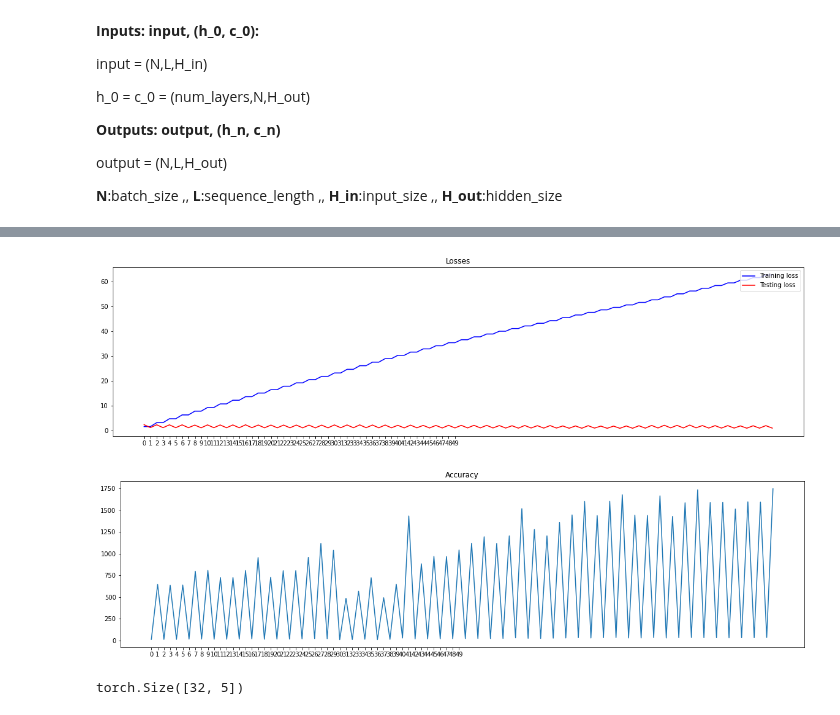
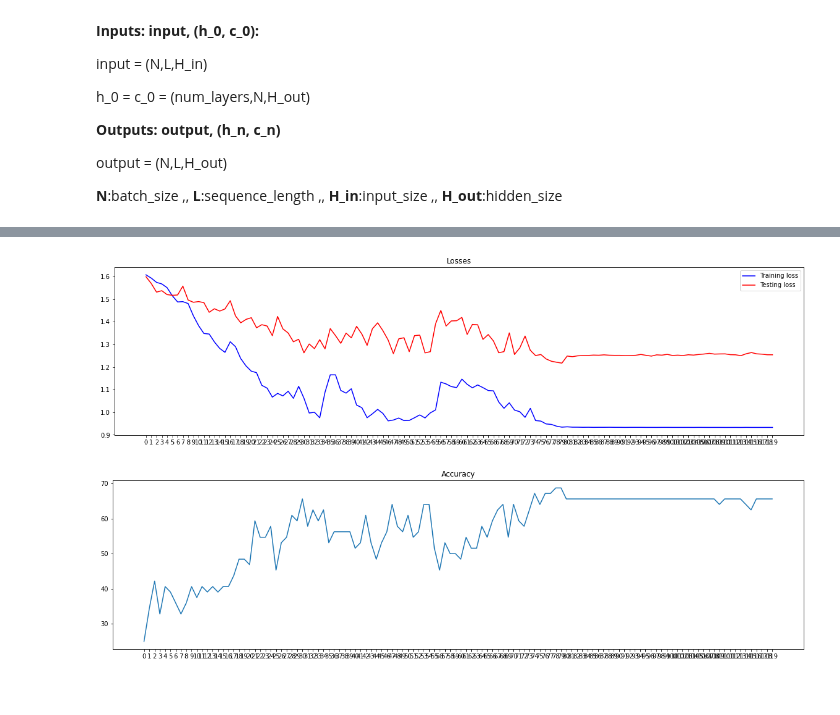
Before and after one commit to mostafa-ja/sample, a Jupyter notebook: Emojify.ipynb, the cells around one changed output, grey strips where cells are left out. Cells and saved outputs as stored; diff of their text form; code cells hidden in the pictures.

```diff
--- a/Emojify.ipynb
+++ b/Emojify.ipynb
@@ -444,11 +444,11 @@ embedding, vocab_size, embedding_dim = pretrained_embedding_layer(word_to_vec_ma
 
 hidden_dim=128
 output_size=5
-batch_size = 32
+batch_size = 16
 
 model = NN(embedding, embedding_dim, hidden_dim, vocab_size, output_size, batch_size).to(device)
 criterion = nn.CrossEntropyLoss()
-optimizer = optim.Adam(model.parameters(), lr=0.002)
+optimizer = optim.Adam(model.parameters(), lr=0.001)
 epochs = 50
 
 train_dataset = torch.utils.data.TensorDataset(torch.tensor(X_train_indices, dtype=torch.long), torch.tensor(Y_train_oh, dtype=torch.long))
@@ -458,12 +458,11 @@ test_dataset = torch.utils.data.TensorDataset(torch.tensor(X_test_indices, dtype
 test_loader = torch.utils.data.DataLoader(test_dataset,batch_size,)
 # %%
 def train(model, trainloader, criterion, optimizer, epochs=10):
-  running_loss = 0
   train_losses, test_losses, accuracies = [], [], []
 
   for epoch in range(epochs):
     model.train()
-
+    running_loss = 0
     for sentences,labels in train_loader:
       sentences, labels = sentences.to(device), labels.float().to(device)
       torch.long
@@ -489,17 +488,13 @@ def train(model, trainloader, criterion, optimizer, epochs=10):
           top_p, top_class = log_pred.topk(1, dim=1)  #top_class.shape=(32,1) & labels.shape=(32,5)
           _ , indices = torch.topk(labels,k=1,dim=1)
           acc = (top_class == indices).cpu()
-          print(torch.mean(acc.type(torch.float)))
           accuracy += torch.mean(acc.type(torch.float))
 
-          train_loss = (running_loss/len(train_loader))
-          test_loss = (test_loss/len(test_loader))
-          accuracy = (accuracy / len(test_loader) * 100)
-          train_losses.append(train_loss)
-          test_losses.append(test_loss)
-          accuracies.append(accuracy)
+      train_losses.append(running_loss/len(train_loader))
+      test_losses.append(test_loss/len(test_loader))
+      accuracies.append(accuracy / len(test_loader) * 100)
 
-          print(f'Epoch: {epoch+1}/{epochs} .. Training Loss: {running_loss/len(train_loader):.3f} ..Test Loss: {test_loss/len(test_loader):.3f}..Test Accuracy: {accuracy/len(test_loader):.3f} ')
+      print(f'Epoch: {epoch+1}/{epochs} .. Training Loss: {running_loss/len(train_loader):.3f} ..Test Loss: {test_loss/len(test_loader):.3f}..Test Accuracy: {accuracy/len(test_loader):.3f} ')
 
   # Plot
   plt.figure(figsize=(20, 5))
@@ -515,5 +510,5 @@ def train(model, trainloader, criterion, optimizer, epochs=10):
   plt.title('Accuracy')
   plt.show()
 # %%
-train(model, train_loader, criterion, optimizer, epochs)
+train(model, train_loader, criterion, optimizer,epochs=120)
 # %% [output]
@@ -537,2 +532,2 @@ Epoch: 50/50 .. Training Loss: 62.680 ..Test Loss: 0.498..Test Accuracy: 872.917
-[figure, old version]
+[figure, new version]
-[figure, old version]
+[figure, new version]
@@ -541,4 +533,0 @@ sentences,labels = next(iter(train_loader))
-# %%
-labels.shape
-# %% [output]
-torch.Size([32, 5])
```
Also changed, not shown: parts of 8 cells of this notebook.
